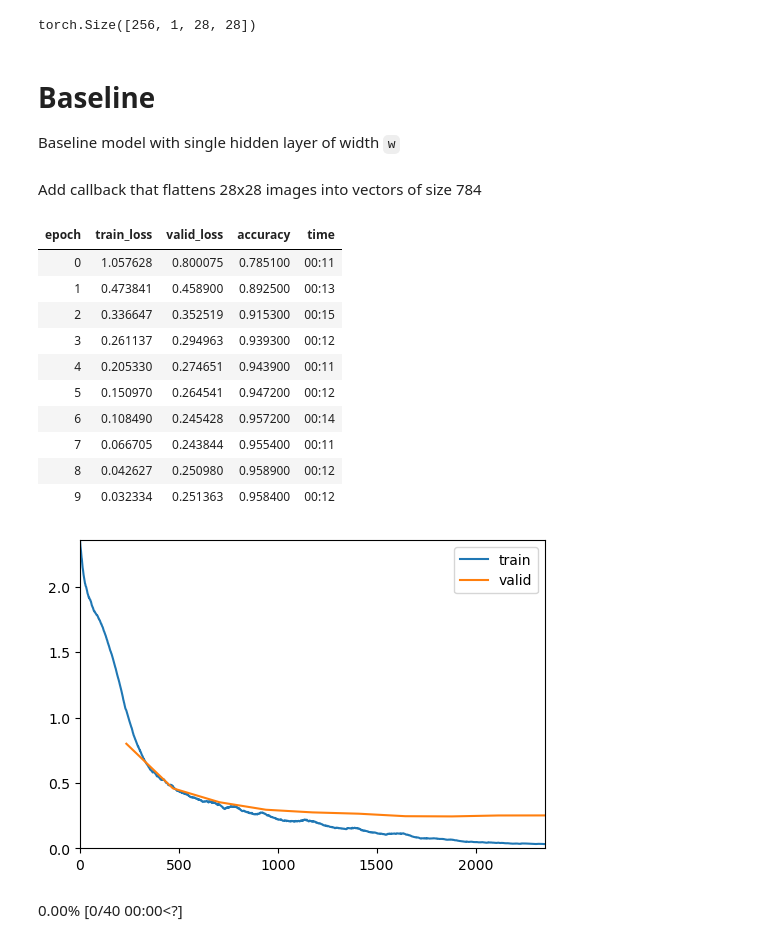
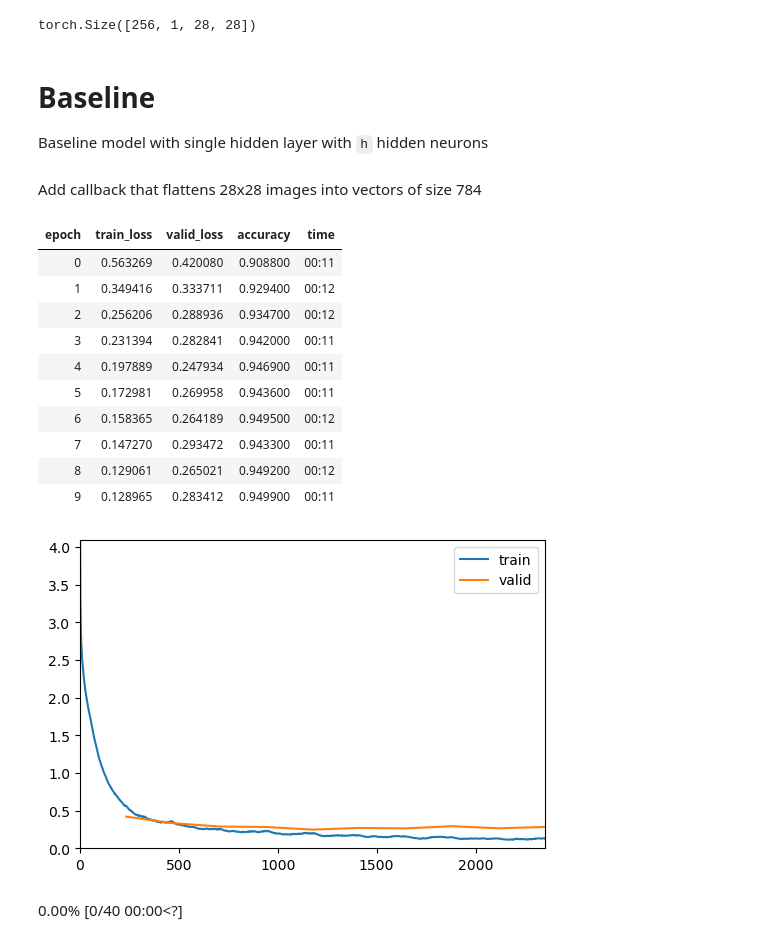
Before and after one commit to ssslakter/FastFF, a Jupyter notebook: nbs/00_mnist.ipynb, the cells around one changed output. Cells and saved outputs as stored; diff of their text form; code cells hidden in the pictures.

```diff
--- a/nbs/00_mnist.ipynb
+++ b/nbs/00_mnist.ipynb
@@ -46,7 +46,7 @@ dls.one_batch()[0].shape
 torch.Size([256, 1, 28, 28])
 # %% [markdown]
 # Baseline
-Baseline model with single hidden layer of width `w`
+Baseline model with single hidden layer with `h` hidden neurons
 # %%
 model_ff = nn.Sequential(
     nn.Linear(28*28, h),
@@ -65,20 +65,20 @@ def flatten(self, xb, yb):
 cbs = [flatten, ShowGraphCallback()]
 learn = Learner(dls, model_ff, loss_func=F.cross_entropy, metrics=accuracy, opt_func = Adam, cbs=cbs)
 # %%
-learn.fit_one_cycle(10, lr_max=1e-2)
+learn.fit(10, lr=1e-2)
 # %% [output]
 | epoch | train_loss | valid_loss | accuracy | time |
-| 0 | 1.057628 | 0.800075 | 0.785100 | 00:11 |
-| 1 | 0.473841 | 0.458900 | 0.892500 | 00:13 |
-| 2 | 0.336647 | 0.352519 | 0.915300 | 00:15 |
-| 3 | 0.261137 | 0.294963 | 0.939300 | 00:12 |
-| 4 | 0.205330 | 0.274651 | 0.943900 | 00:11 |
-| 5 | 0.150970 | 0.264541 | 0.947200 | 00:12 |
-| 6 | 0.108490 | 0.245428 | 0.957200 | 00:14 |
-| 7 | 0.066705 | 0.243844 | 0.955400 | 00:11 |
-| 8 | 0.042627 | 0.250980 | 0.958900 | 00:12 |
-| 9 | 0.032334 | 0.251363 | 0.958400 | 00:12 |
+| 0 | 0.563269 | 0.420080 | 0.908800 | 00:11 |
+| 1 | 0.349416 | 0.333711 | 0.929400 | 00:12 |
+| 2 | 0.256206 | 0.288936 | 0.934700 | 00:12 |
+| 3 | 0.231394 | 0.282841 | 0.942000 | 00:11 |
+| 4 | 0.197889 | 0.247934 | 0.946900 | 00:11 |
+| 5 | 0.172981 | 0.269958 | 0.943600 | 00:11 |
+| 6 | 0.158365 | 0.264189 | 0.949500 | 00:12 |
+| 7 | 0.147270 | 0.293472 | 0.943300 | 00:11 |
+| 8 | 0.129061 | 0.265021 | 0.949200 | 00:12 |
+| 9 | 0.128965 | 0.283412 | 0.949900 | 00:11 |
-[figure, old version]
+[figure, new version]
 # %%
 # TODO get activations each epoch during training
 class Activations2D(HookCallback):
```
Also changed, not shown: parts of 21 cells of this notebook, 1 other file.
